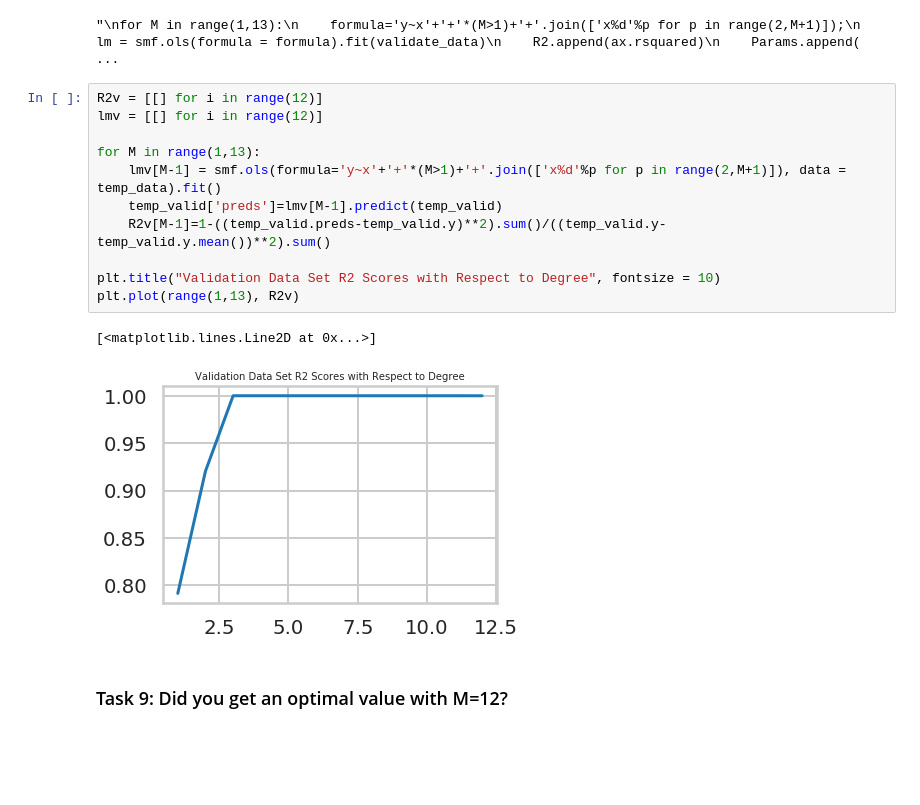
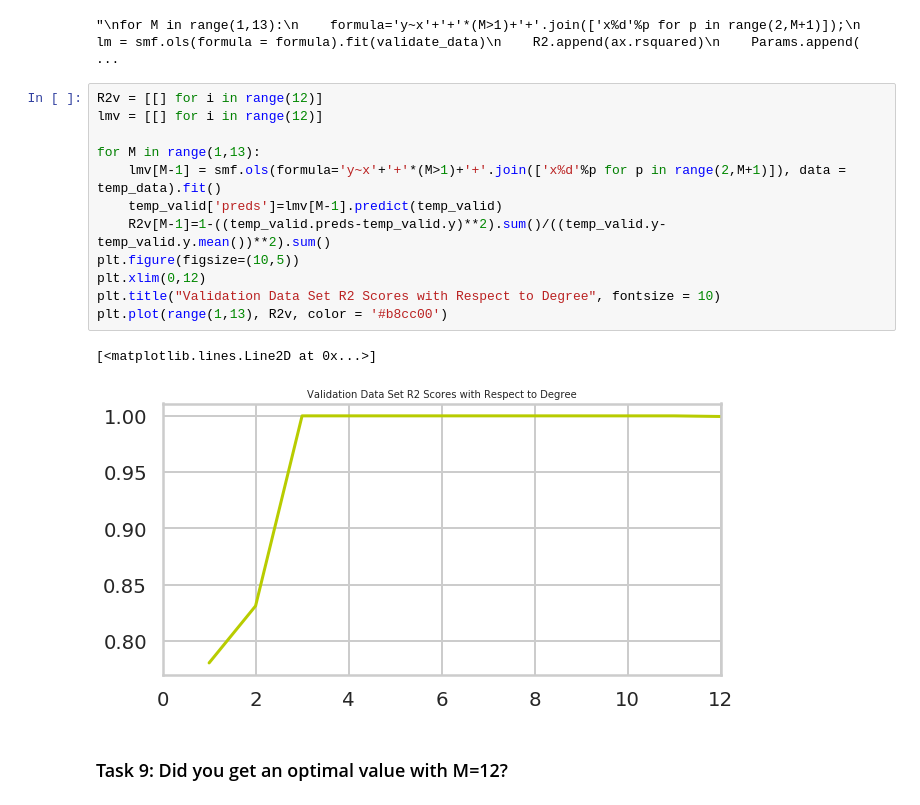
Before and after one commit to pratikwatwani/Applied-Data-Science, a Jupyter notebook: Session 02/Linear_Regression_w_Polynomials_and_Scaling.ipynb, the cells around one changed output. Cells and saved outputs as stored; diff of their text form; blank space fills up the shorter version.

Commit message:
Changed final visualizations

```diff
--- a/Session 02/Linear_Regression_w_Polynomials_and_Scaling.ipynb
+++ b/Session 02/Linear_Regression_w_Polynomials_and_Scaling.ipynb
@@ -303,17 +303,18 @@ plt.plot(range(1,13),R2)
 # %%
 R2v = [[] for i in range(12)]
 lmv = [[] for i in range(12)]
 
 for M in range(1,13):
     lmv[M-1] = smf.ols(formula='y~x'+'+'*(M>1)+'+'.join(['x%d'%p for p in range(2,M+1)]), data = temp_data).fit()
     temp_valid['preds']=lmv[M-1].predict(temp_valid)
     R2v[M-1]=1-((temp_valid.preds-temp_valid.y)**2).sum()/((temp_valid.y-temp_valid.y.mean())**2).sum()
-
+plt.figure(figsize=(10,5))
+plt.xlim(0,12)
 plt.title("Validation Data Set R2 Scores with Respect to Degree", fontsize = 10)
-plt.plot(range(1,13), R2v)
+plt.plot(range(1,13), R2v, color = '#b8cc00')
 # %% [output]
 [<matplotlib.lines.Line2D at 0x...>]
-[figure, old version]
+[figure, new version]
 # %% [markdown]
 ### Task 9: Did you get an optimal value with M=12?
 # %% [markdown]
```
Also changed, not shown: parts of 20 cells of this notebook.
